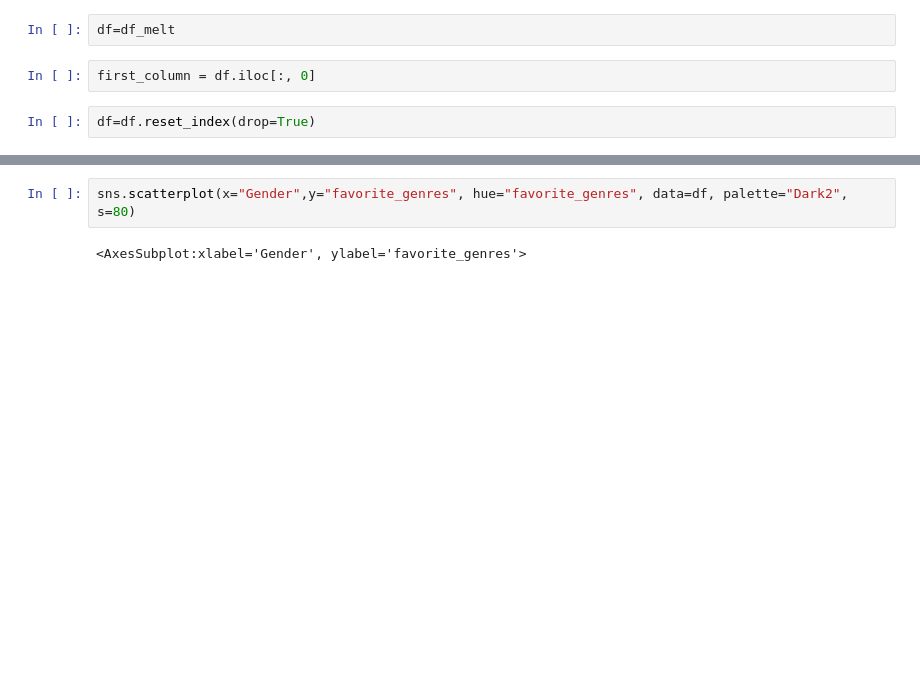
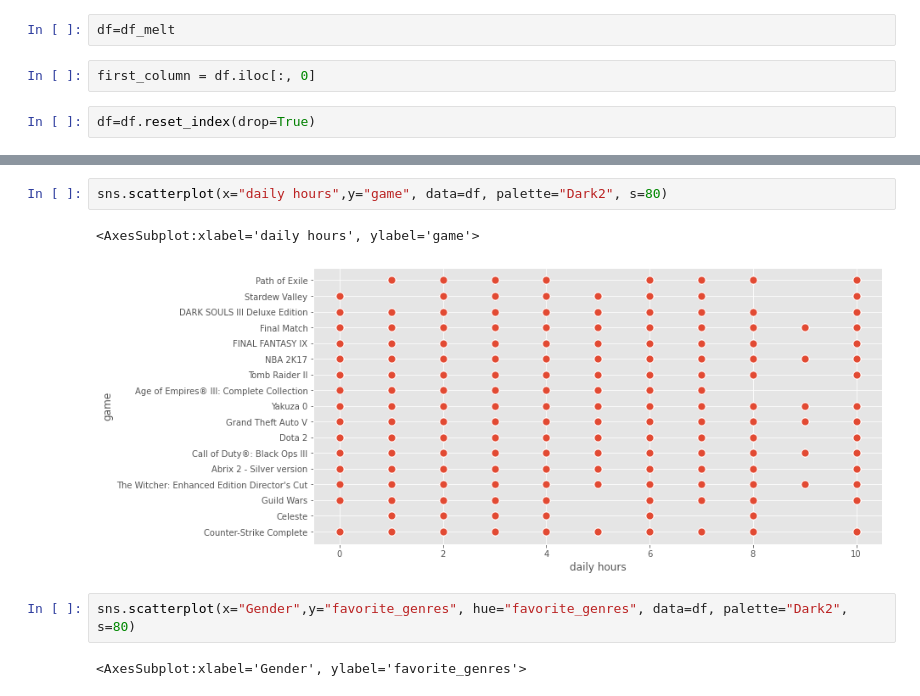
Before and after one commit to OmarEmad313/video-game-recommendation, a Jupyter notebook: Video game recommendation with extincive user feature analysis/Game recommendation-checkpoint.ipynb, the cells around one changed output, grey strips where cells are left out. Cells and saved outputs as stored; diff of their text form; blank space fills up the shorter version.

```diff
--- a/Game recommendation-checkpoint.ipynb
+++ b/Video game recommendation with extincive user feature analysis/Game recommendation-checkpoint.ipynb
@@ -219,3 +217,8 @@ sns.scatterplot(x="age",y="game", hue="game", data=df, palette="Dark2", s=80)
+# %%
+sns.scatterplot(x="daily hours",y="game", data=df, palette="Dark2", s=80)
+# %% [output]
+<AxesSubplot:xlabel='daily hours', ylabel='game'>
+[figure, added]
 # %%
 sns.scatterplot(x="Gender",y="favorite_genres", hue="favorite_genres", data=df, palette="Dark2", s=80)
 # %% [output]
```
Also changed, not shown: parts of 23 cells of this notebook, 6 other files.
